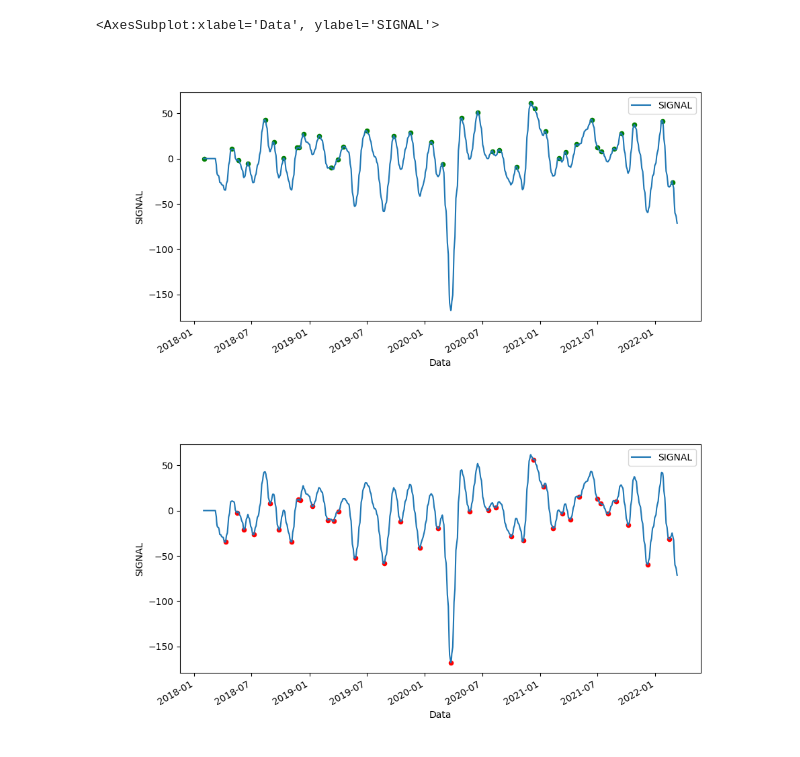
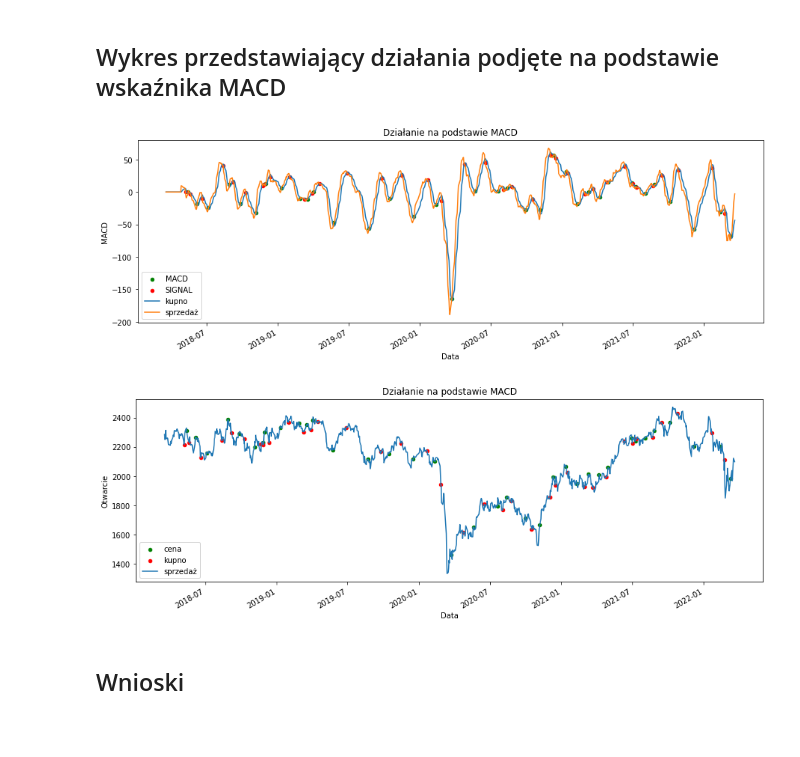
Before and after one commit to bartoz1/MACD_indicator, a Jupyter notebook: MACD_indicator.ipynb, the cells around one changed output. Saved outputs shown, nothing was run; the diff lists cells and outputs as text; code cells hidden in the pictures; blank space fills up the shorter version.

Commit message:
starting simul with 1000 shares

```diff
--- a/MACD_indicator.ipynb
+++ b/MACD_indicator.ipynb
@@ -1,17 +10,20 @@
 # %%
 import os
-import csv
 import pandas as pd
+import math
 
 import matplotlib.pylab as plt
 from datetime import datetime, timedelta
 
 # loading csv file as DataFrame
-df = pd.read_csv('data.csv', usecols=['Data', 'Otwarcie'])
+df = pd.read_csv('wig20_d.csv', usecols=['Data', 'Otwarcie'])
 
-plt.rcParams['figure.figsize'] = [10, 5]
+plt.rcParams['figure.figsize'] = [15, 5]
 df['Data'] = pd.to_datetime(df['Data'])
 
 df.plot(x=0, y=1)
+plt.title("Wartość indeksu WIG20")
+plt.xlabel("Dzień")
+plt.ylabel("Cena PLN")
 plt.show()
 # %% [output]
@@ -118,7 +103,6 @@ plt.show()
 # return 1  : time tu buy
 # return -1 : time to sell
 def analyze_data(data, index):
-    tolerance = 0.5
     if index < 1:
         return 0
     nowMACD = data.loc[index, 'MACD']
@@ -126,15 +110,14 @@ def analyze_data(data, index):
     preMACD = data.loc[index -1, 'MACD']
     preSIG = data.loc[index-1, 'SIGNAL']
 
-    if (nowMACD <nowSIG-tolerance/2) and (nowMACD > nowSIG + tolerance/2):
+    if nowMACD == 0 or nowSIG == 0:
         return 0
 
-    if preSIG < preMACD:
-        return 1
-    return -1
+    if nowSIG > nowMACD:
+        return -1
+    return 1
 
 def buy(founds, shares_nbr, price):
-
     amount = int((founds / price) * 100) / 100
     founds -=amount * price
     founds = int(founds * 100) / 100
@@ -149,7 +135,7 @@ def sell(founds, shares_nbr, price):
 # %%
-founds = 1000
-shares_nbr = 0
-is_in = False
+founds = 0
+shares_nbr = 1000
+is_in = True
 
 df['ACTION'] = 0
 
@@ -158,20 +144,16 @@ for (index, row) in df.iterrows():
     df.loc[index, 'SIGNAL'] = calculate_EMA(df, row['Data'], 9, True)
     action = analyze_data(df, index)
 
-
     if action == 1 and not is_in:
         founds, shares_nbr = buy(founds, shares_nbr, df.loc[index, 'Otwarcie'])
         is_in = True
         df.loc[index, 'ACTION'] = 1
-#         print(founds)
     elif action == -1 and is_in:
         founds, shares_nbr = sell(founds, shares_nbr, df.loc[index, 'Otwarcie'])
         is_in=False
         df.loc[index, 'ACTION'] = -1
-        print(founds)
 
-if shares_nbr != 0:
-     founds, shares_nbr =sell(founds, shares_nbr, df.iloc[-1:]['Otwarcie'])
-
-print("Kapitał po inwestowaniu przy pomocy MACD:", founds)
+profit=(shares_nbr * df['Otwarcie'].iloc[-1] + founds) / (1000*df['Otwarcie'][0])
+print("Kapitał po inwestowaniu przy pomocy MACD:", shares_nbr, ", czyli zysk =", round(profit,4),
+      '(',round(profit*100 - 100, 2), '% )' )
 # %% [output]
@@ -200,13 +161,27 @@ cx = df.plot(x=0, y=3, ax=ax)
+# %% [markdown]
+## Wykres przedstawiający działania podjęte na podstawie wskaźnika MACD
 # %%
 buying = df[df['ACTION'] == 1]
 selling = df[df['ACTION'] == -1]
 
-bx = buying.plot.scatter(x=0, y=3,c='Green')
-ax = df.plot(x=0, y=3, ax=bx)
+buy_scat = buying.plot.scatter(x=0, y=2,label="MACD",c='Green',)
+sellbuy_scat = selling.plot.scatter(x=0, y=2, c='Red', ax=buy_scat, label="SIGNAL")
+sss = df.plot(x=0, y=3, ax=sellbuy_scat, label='kupno')
+piceplt = df.plot(x=0, y=2, ax=sss, label="sprzedaż", title="Działanie na podstawie MACD")
 
-sx = selling.plot.scatter(x=0, y=3, c='Red')
-df.plot(x=0, y=3, ax=sx)
+plt.show()
 # %% [output]
-<AxesSubplot:xlabel='Data', ylabel='SIGNAL'>
-[figure, old version]
+[figure, new version]
-[figure, removed]
+# %%
+buying = df[df['ACTION'] == 1]
+selling = df[df['ACTION'] == -1]
+
+buy_scat = buying.plot.scatter(x=0, y=1,label="cena",c='Green',)
+sellbuy_scat = selling.plot.scatter(x=0, y=1, c='Red', ax=buy_scat, label="kupno")
+piceplt = df.plot(x=0, y=1, ax=sellbuy_scat, label="sprzedaż", title="Działanie na podstawie MACD")
+
+plt.show()
+# %% [output]
+[figure, added]
+# %% [markdown]
+## Wnioski
```
Also changed, not shown: parts of 16 cells of this notebook, 1 other file.
